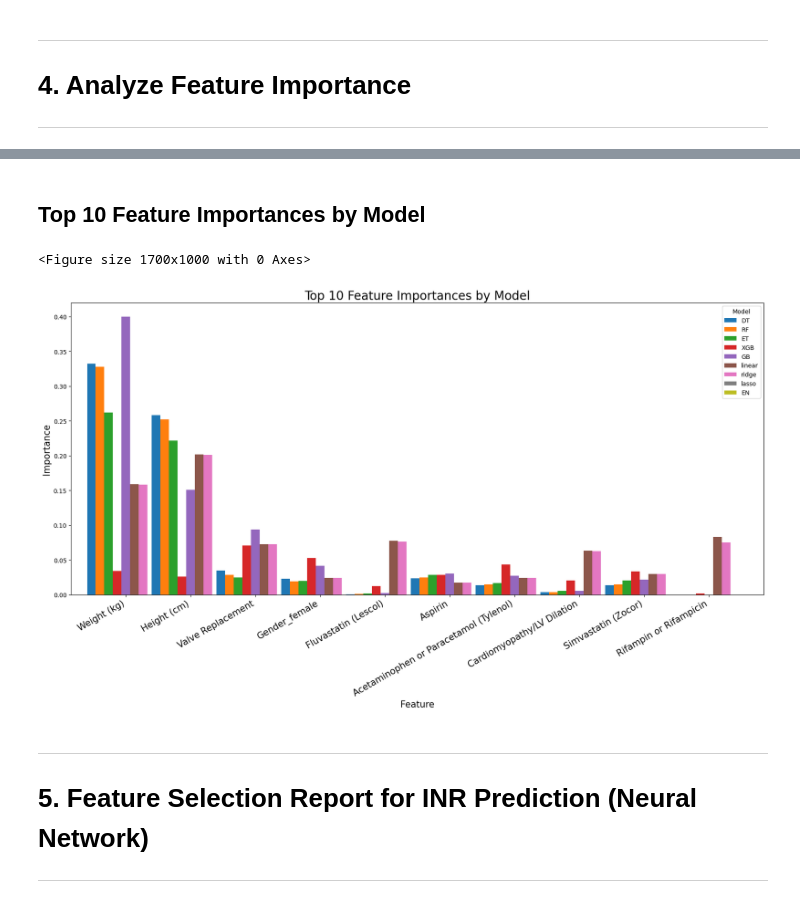
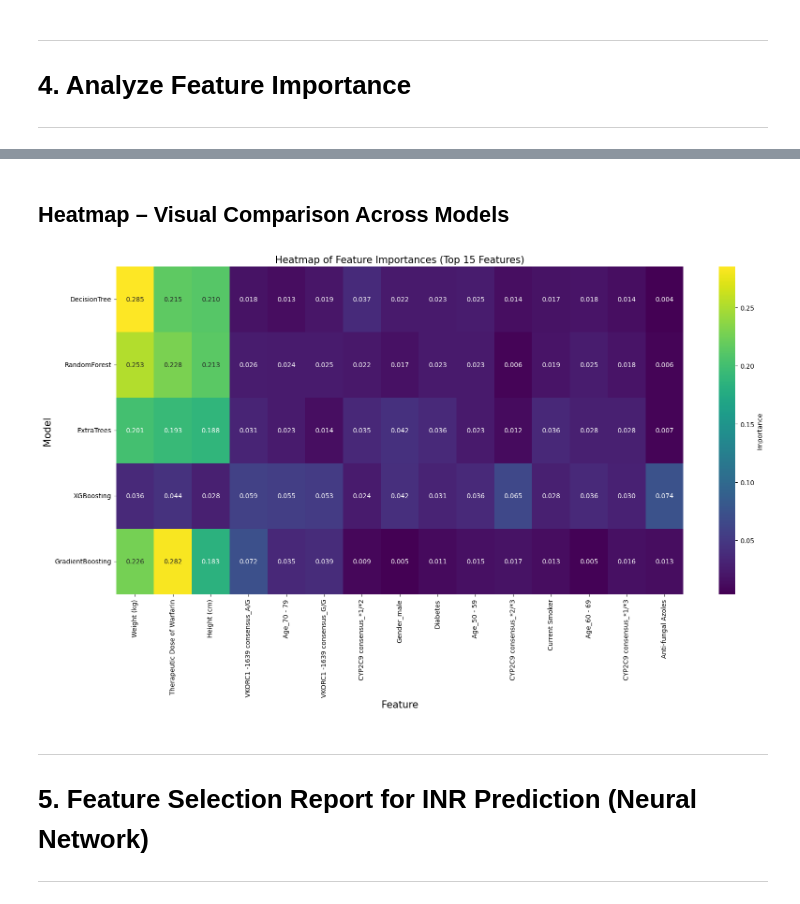
Before and after one commit to CountZero-Error/Warfarin_dose-Prediction, a Jupyter notebook: feature_importance.ipynb, the cells around one changed output, grey strips where cells are left out. Drawn from its saved outputs; the diff is of its cells as text; code cells hidden in the pictures.

```diff
--- a/feature_importance.ipynb
+++ b/feature_importance.ipynb
@@ -365,9 +285,0 @@ Post-Orthopedic
-# %%
-importance_dict = predict(
-    X_train=X_train,
-    y_train=y_train,
-    X_test=X_test,
-    y_test=y_test,
-    importance_dict=importance_dict,
-    model_name='ridge',
-)
@@ -394,9 +285,0 @@ Post-Orthopedic
-# %%
-importance_dict = predict(
-    X_train=X_train,
-    y_train=y_train,
-    X_test=X_test,
-    y_test=y_test,
-    importance_dict=importance_dict,
-    model_name='lasso',
-)
@@ -423,9 +285,0 @@ Age_90+
-# %%
-importance_dict = predict(
-    X_train=X_train,
-    y_train=y_train,
-    X_test=X_test,
-    y_test=y_test,
-    importance_dict=importance_dict,
-    model_name='EN',
-)
@@ -451,3 +287,9 @@ Age_90+
 ---
 # 4. Analyze Feature Importance
 ---
+# %%
+importance_df = pd.DataFrame(importance_dict)
+importance_df.set_index('Model', inplace=True)
+importance_df = importance_df.T
+importance_df.index.name = 'Feature'
+importance_df
@@ -526,13 +385,12 @@ plot_importance(
-# %% [markdown]
-## Top 10 Feature Importances by Model
-# %%
-plot_importance(
-    importance=importance_df,
-    plot_type='top'
-)
-# %% [output]
-<Figure size 1700x1000 with 0 Axes>
-[figure, removed]
+# %% [markdown]
+## Heatmap – Visual Comparison Across Models
+# %%
+plot_importance(
+    importance=importance_df,
+    plot_type='heat'
+)
+# %% [output]
+[figure, added]
 # %% [markdown]
 ---
 # 5. Feature Selection Report for INR Prediction (Neural Network)
```
Also changed, not shown: parts of 42 cells of this notebook, 9 other files.
